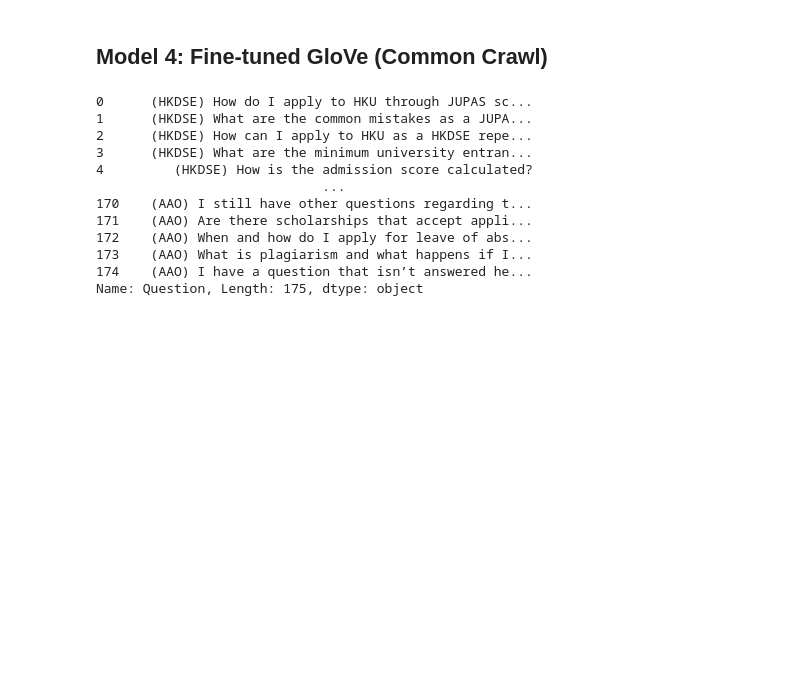
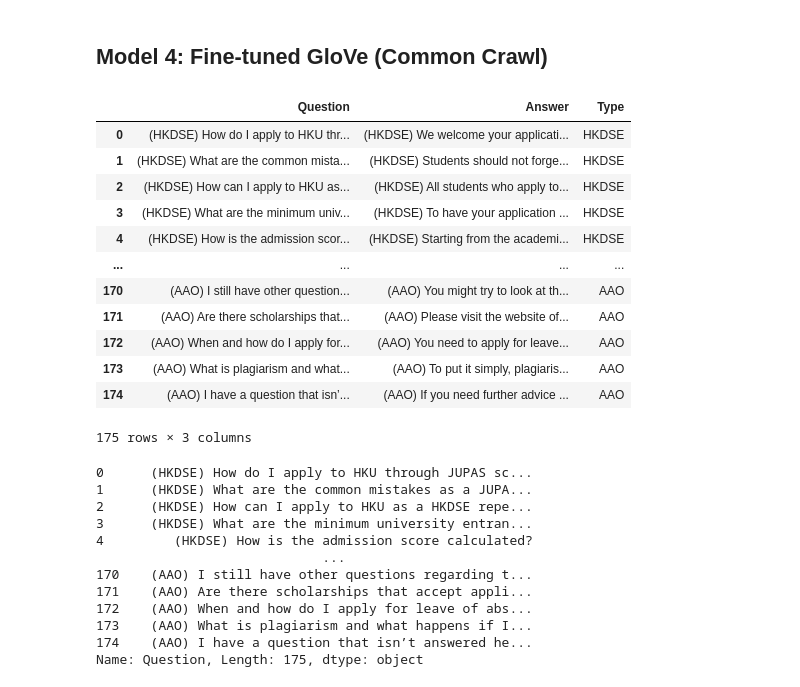
Before and after one commit to jackiecwtsoi/hku_recommender_and_faq, a Jupyter notebook: faq/q-Q_similarity/q-Q_similarity.ipynb, the cells around one changed output. Cells and saved outputs as stored; diff of their text form; code cells hidden in the pictures; blank space fills up the shorter version.

```diff
--- a/faq/q-Q_similarity/q-Q_similarity.ipynb
+++ b/faq/q-Q_similarity/q-Q_similarity.ipynb
@@ -234,3 +236,19 @@ get_similarities(
+# %%
+df_faq
+# %% [output]
+|  | Question | Answer | Type |
+| 0 | (HKDSE) How do I apply to HKU thr... | (HKDSE) We welcome your applicati... | HKDSE |
+| 1 | (HKDSE) What are the common mista... | (HKDSE) Students should not forge... | HKDSE |
+| 2 | (HKDSE) How can I apply to HKU as... | (HKDSE) All students who apply to... | HKDSE |
+| 3 | (HKDSE) What are the minimum univ... | (HKDSE) To have your application ... | HKDSE |
+| 4 | (HKDSE) How is the admission scor... | (HKDSE) Starting from the academi... | HKDSE |
+| ... | ... | ... | ... |
+| 170 | (AAO) I still have other question... | (AAO) You might try to look at th... | AAO |
+| 171 | (AAO) Are there scholarships that... | (AAO) Please visit the website of... | AAO |
+| 172 | (AAO) When and how do I apply for... | (AAO) You need to apply for leave... | AAO |
+| 173 | (AAO) What is plagiarism and what... | (AAO) To put it simply, plagiaris... | AAO |
+| 174 | (AAO) I have a question that isn’... | (AAO) If you need further advice ... | AAO |
+175 rows × 3 columns
 # %%
 questions = df_faq['Question']
 questions
```
Also changed, not shown: parts of 7 cells of this notebook, 9 other files.
